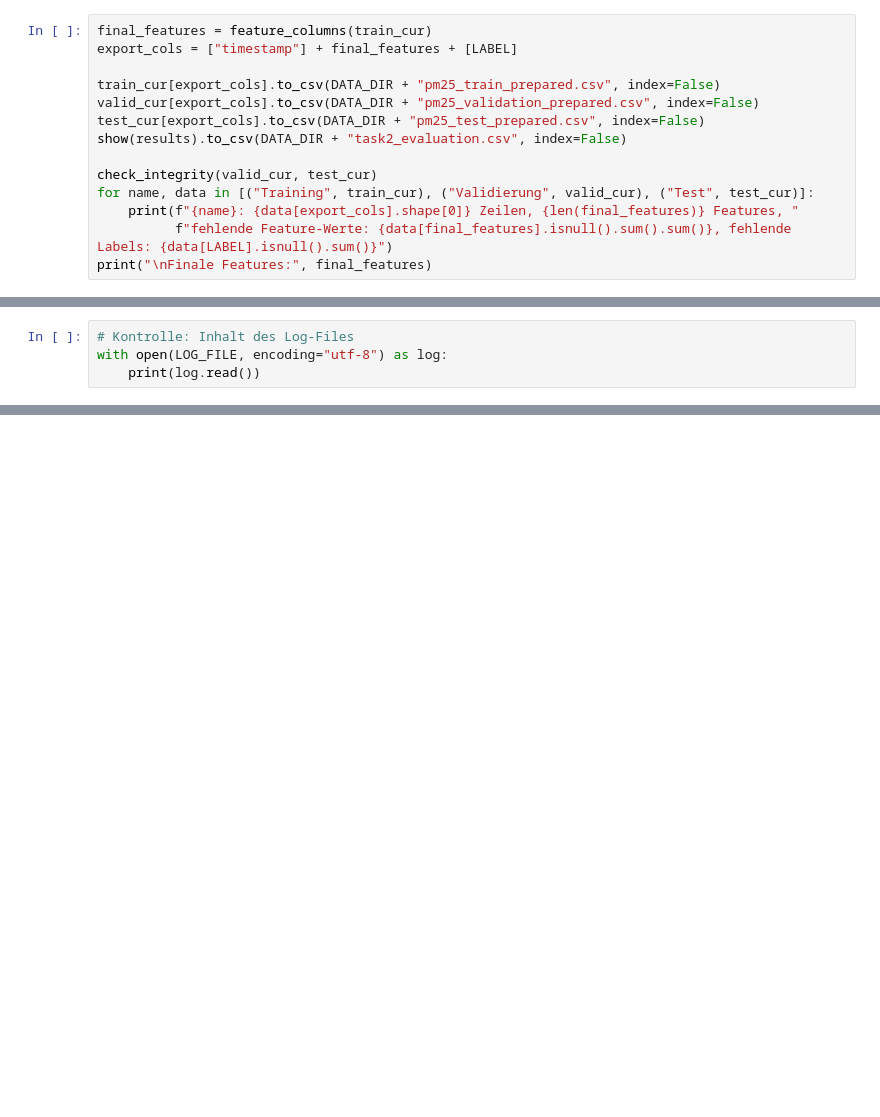
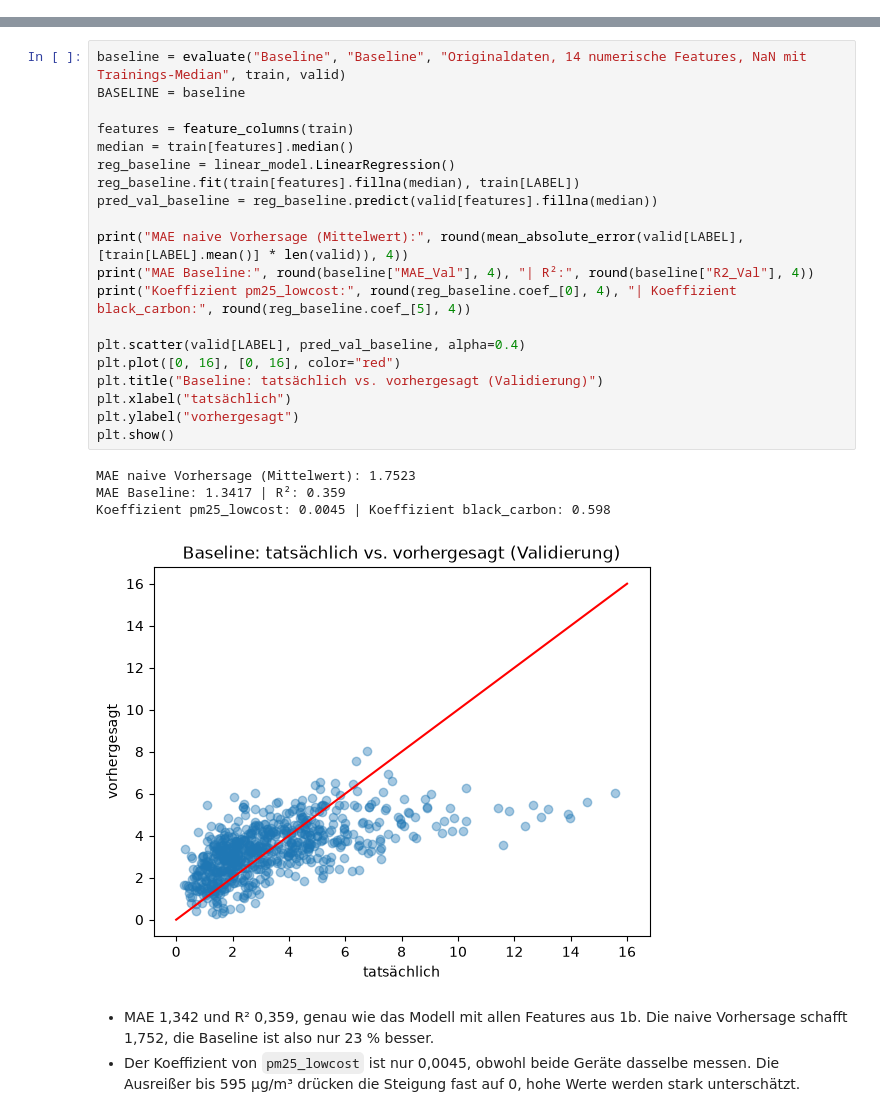
Before and after one commit to kevinvuong04/data-science-26-27, a Jupyter notebook: src/Notebooks/Aufgabe_2_Data_Preparation.ipynb, the cells around one changed output, grey strips where cells are left out. Drawn from its saved outputs; the diff is of its cells as text; blank space fills up the shorter version.

```diff
--- a/src/Notebooks/Aufgabe_2_Data_Preparation.ipynb
+++ b/src/Notebooks/Aufgabe_2_Data_Preparation.ipynb
@@ -1365,14 +0,0 @@ Die finale Data Preparation wird als CSV in den Ordner `src/Data/` exportiert. A
-# %%
-final_features = feature_columns(train_cur)
-export_cols = ["timestamp"] + final_features + [LABEL]
-
-train_cur[export_cols].to_csv(DATA_DIR + "pm25_train_prepared.csv", index=False)
-valid_cur[export_cols].to_csv(DATA_DIR + "pm25_validation_prepared.csv", index=False)
-test_cur[export_cols].to_csv(DATA_DIR + "pm25_test_prepared.csv", index=False)
-show(results).to_csv(DATA_DIR + "task2_evaluation.csv", index=False)
-
-check_integrity(valid_cur, test_cur)
-for name, data in [("Training", train_cur), ("Validierung", valid_cur), ("Test", test_cur)]:
-    print(f"{name}: {data[export_cols].shape[0]} Zeilen, {len(final_features)} Features, "
-          f"fehlende Feature-Werte: {data[final_features].isnull().sum().sum()}, fehlende Labels: {data[LABEL].isnull().sum()}")
-print("\nFinale Features:", final_features)
@@ -1386,4 +0,0 @@ Finale Features: ['pm25_lowcost', 'no', 'no2', 'o3', 'co2', 'black_carbon', 'ufp
-# %%
-# Kontrolle: Inhalt des Log-Files
-with open(LOG_FILE, encoding="utf-8") as log:
-    print(log.read())
@@ -1451,0 +120,28 @@ Verworfen wurden (jeweils auf der Validierung schlechter): Entfernen von Label-A
+# %%
+baseline = evaluate("Baseline", "Baseline", "Originaldaten, 14 numerische Features, NaN mit Trainings-Median", train, valid)
+BASELINE = baseline
+
+features = feature_columns(train)
+median = train[features].median()
+reg_baseline = linear_model.LinearRegression()
+reg_baseline.fit(train[features].fillna(median), train[LABEL])
+pred_val_baseline = reg_baseline.predict(valid[features].fillna(median))
+
+print("MAE naive Vorhersage (Mittelwert):", round(mean_absolute_error(valid[LABEL], [train[LABEL].mean()] * len(valid)), 4))
+print("MAE Baseline:", round(baseline["MAE_Val"], 4), "| R²:", round(baseline["R2_Val"], 4))
+print("Koeffizient pm25_lowcost:", round(reg_baseline.coef_[0], 4), "| Koeffizient black_carbon:", round(reg_baseline.coef_[5], 4))
+
+plt.scatter(valid[LABEL], pred_val_baseline, alpha=0.4)
+plt.plot([0, 16], [0, 16], color="red")
+plt.title("Baseline: tatsächlich vs. vorhergesagt (Validierung)")
+plt.xlabel("tatsächlich")
+plt.ylabel("vorhergesagt")
+plt.show()
+# %% [output]
+MAE naive Vorhersage (Mittelwert): 1.7523
+MAE Baseline: 1.3417 | R²: 0.359
+Koeffizient pm25_lowcost: 0.0045 | Koeffizient black_carbon: 0.598
+[figure, added]
+# %% [markdown]
+- MAE 1,342 und R² 0,359, genau wie das Modell mit allen Features aus 1b. Die naive Vorhersage schafft 1,752, die Baseline ist also nur 23 % besser.
+- Der Koeffizient von `pm25_lowcost` ist nur 0,0045, obwohl beide Geräte dasselbe messen. Die Ausreißer bis 595 µg/m³ drücken die Steigung fast auf 0, hohe Werte werden stark unterschätzt.
```
Also changed, not shown: parts of 117 cells of this notebook, 5 other files.
